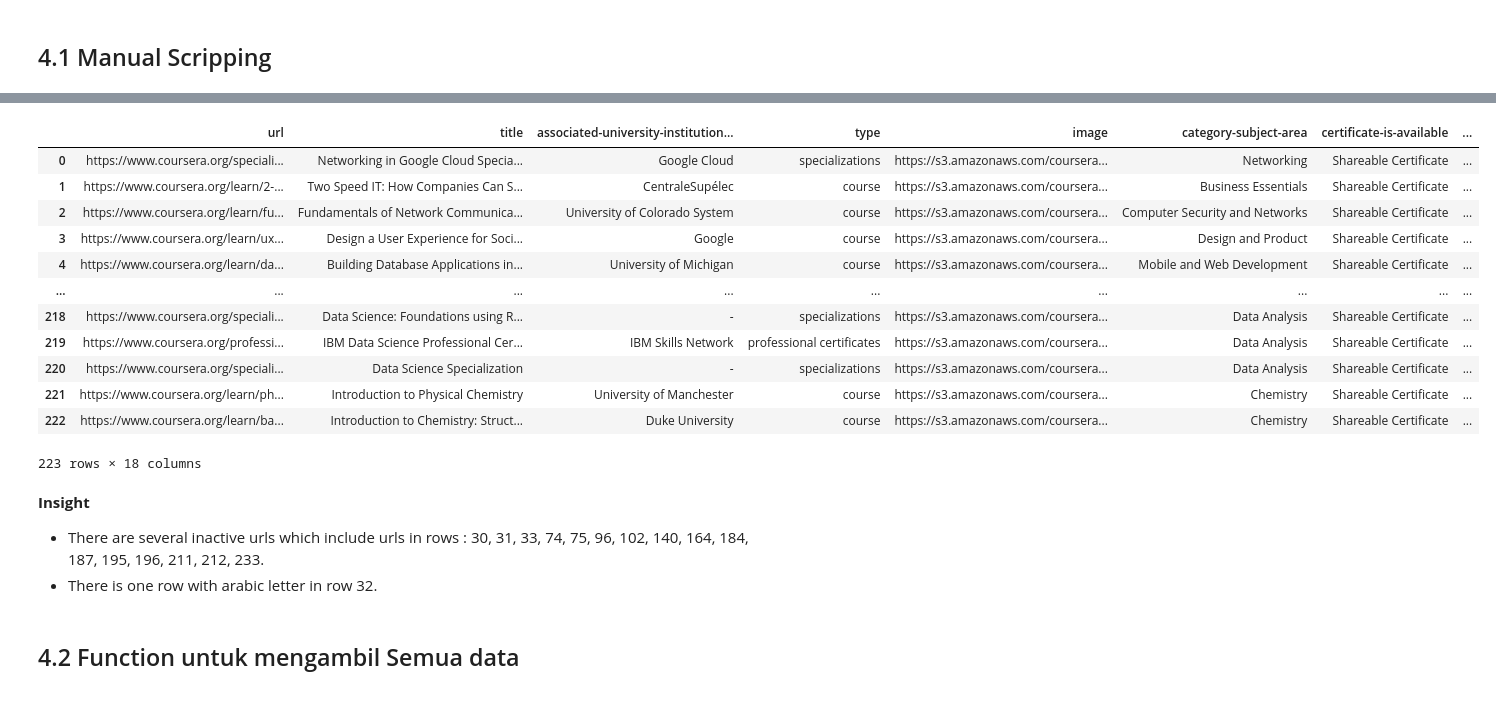
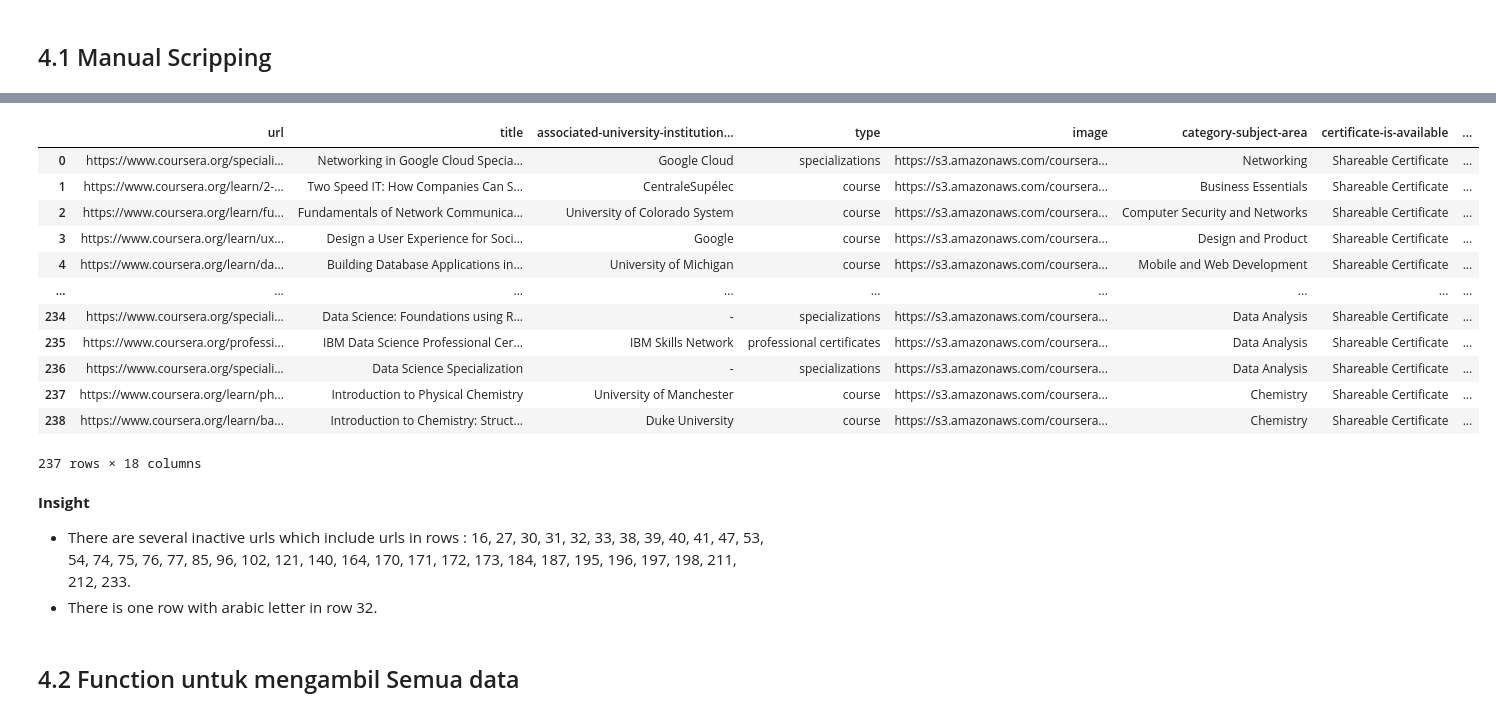
Before and after one commit to FTDS-assignment-bay/p2-final-project-ftds-032-rmt-group-001, a Jupyter notebook: data_preparation.ipynb, the cells around one changed output, grey strips where cells are left out. Cells and saved outputs as stored; diff of their text form; code cells hidden in the pictures.

```diff
--- a/data_preparation.ipynb
+++ b/data_preparation.ipynb
@@ -212,2 +212,2 @@ data.to_csv('data_scrapping.csv')
 # %%
-df_script = pd.read_csv('data_scrapping.csv')
+new_data = pd.read_csv('new_data.csv')
@@ -232,30 +214,30 @@ df_script
 # %%
 # Assign final dataset
 df = df_raw
 
 # Insert column Modules and Instructurs
-df['modules'] = df_script['Modules']
-df['instructor'] = df_script['Instructurs']
+df['modules'] = new_data['Modules']
+df['instructor'] = new_data['Instructurs']
 
 # Display final dataset
 df
 # %% [output]
 |  | url | title | associated-university-institution... | type | image | category-subject-area | certificate-is-available | ... |
 | 0 | https://www.coursera.org/speciali... | Networking in Google Cloud Specia... | Google Cloud | specializations | https://s3.amazonaws.com/coursera... | Networking | Shareable Certificate | ... |
 | 1 | https://www.coursera.org/learn/2-... | Two Speed IT: How Companies Can S... | CentraleSupélec | course | https://s3.amazonaws.com/coursera... | Business Essentials | Shareable Certificate | ... |
 | 2 | https://www.coursera.org/learn/fu... | Fundamentals of Network Communica... | University of Colorado System | course | https://s3.amazonaws.com/coursera... | Computer Security and Networks | Shareable Certificate | ... |
 | 3 | https://www.coursera.org/learn/ux... | Design a User Experience for Soci... | Google | course | https://s3.amazonaws.com/coursera... | Design and Product | Shareable Certificate | ... |
 | 4 | https://www.coursera.org/learn/da... | Building Database Applications in... | University of Michigan | course | https://s3.amazonaws.com/coursera... | Mobile and Web Development | Shareable Certificate | ... |
 | ... | ... | ... | ... | ... | ... | ... | ... | ... |
-| 218 | https://www.coursera.org/speciali... | Data Science: Foundations using R... | - | specializations | https://s3.amazonaws.com/coursera... | Data Analysis | Shareable Certificate | ... |
-| 219 | https://www.coursera.org/professi... | IBM Data Science Professional Cer... | IBM Skills Network | professional certificates | https://s3.amazonaws.com/coursera... | Data Analysis | Shareable Certificate | ... |
-| 220 | https://www.coursera.org/speciali... | Data Science Specialization | - | specializations | https://s3.amazonaws.com/coursera... | Data Analysis | Shareable Certificate | ... |
-| 221 | https://www.coursera.org/learn/ph... | Introduction to Physical Chemistry | University of Manchester | course | https://s3.amazonaws.com/coursera... | Chemistry | Shareable Certificate | ... |
-| 222 | https://www.coursera.org/learn/ba... | Introduction to Chemistry: Struct... | Duke University | course | https://s3.amazonaws.com/coursera... | Chemistry | Shareable Certificate | ... |
+| 234 | https://www.coursera.org/speciali... | Data Science: Foundations using R... | - | specializations | https://s3.amazonaws.com/coursera... | Data Analysis | Shareable Certificate | ... |
+| 235 | https://www.coursera.org/professi... | IBM Data Science Professional Cer... | IBM Skills Network | professional certificates | https://s3.amazonaws.com/coursera... | Data Analysis | Shareable Certificate | ... |
+| 236 | https://www.coursera.org/speciali... | Data Science Specialization | - | specializations | https://s3.amazonaws.com/coursera... | Data Analysis | Shareable Certificate | ... |
+| 237 | https://www.coursera.org/learn/ph... | Introduction to Physical Chemistry | University of Manchester | course | https://s3.amazonaws.com/coursera... | Chemistry | Shareable Certificate | ... |
+| 238 | https://www.coursera.org/learn/ba... | Introduction to Chemistry: Struct... | Duke University | course | https://s3.amazonaws.com/coursera... | Chemistry | Shareable Certificate | ... |
-223 rows × 18 columns
+237 rows × 18 columns
 # %% [markdown]
 **Insight**
-- There are several inactive urls which include urls in rows : 30, 31, 33, 74, 75, 96, 102, 140, 164, 184, 187, 195, 196, 211, 212, 233.
+- There are several inactive urls which include urls in rows : 16, 27, 30, 31, 32, 33, 38, 39, 40, 41, 47, 53, 54, 74, 75, 76, 77, 85, 96, 102, 121, 140, 164, 170, 171, 172, 173, 184, 187, 195, 196, 197, 198, 211, 212, 233.
 - There is one row with arabic letter in row 32.
 # %% [markdown]
 ## 4.2 Function untuk mengambil Semua data
```
Also changed, not shown: parts of 16 cells of this notebook, 1 other file.
